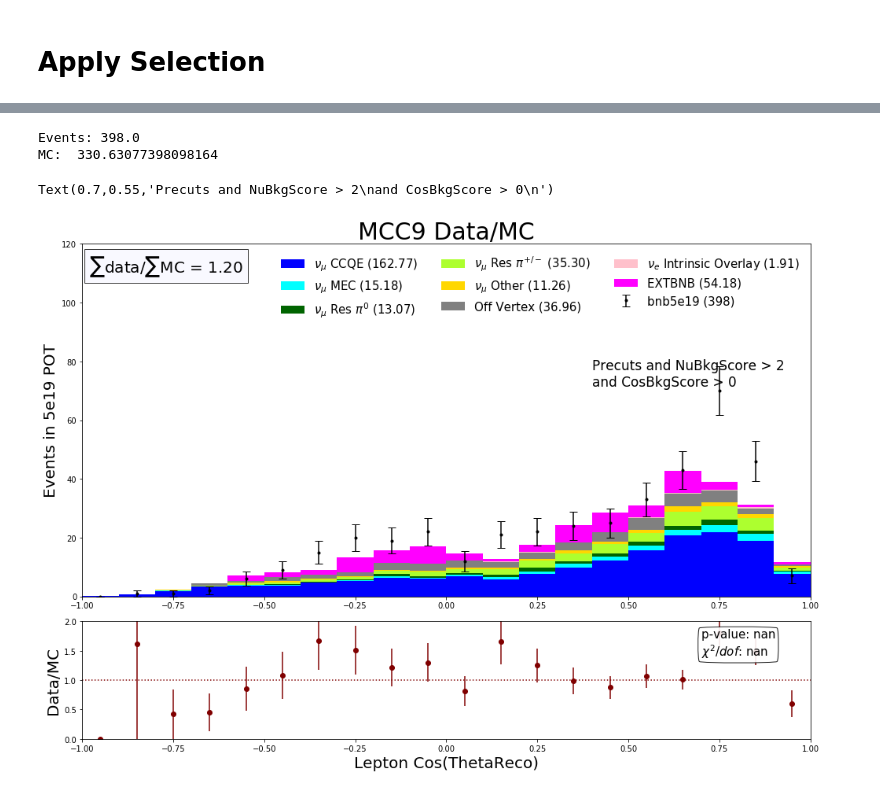
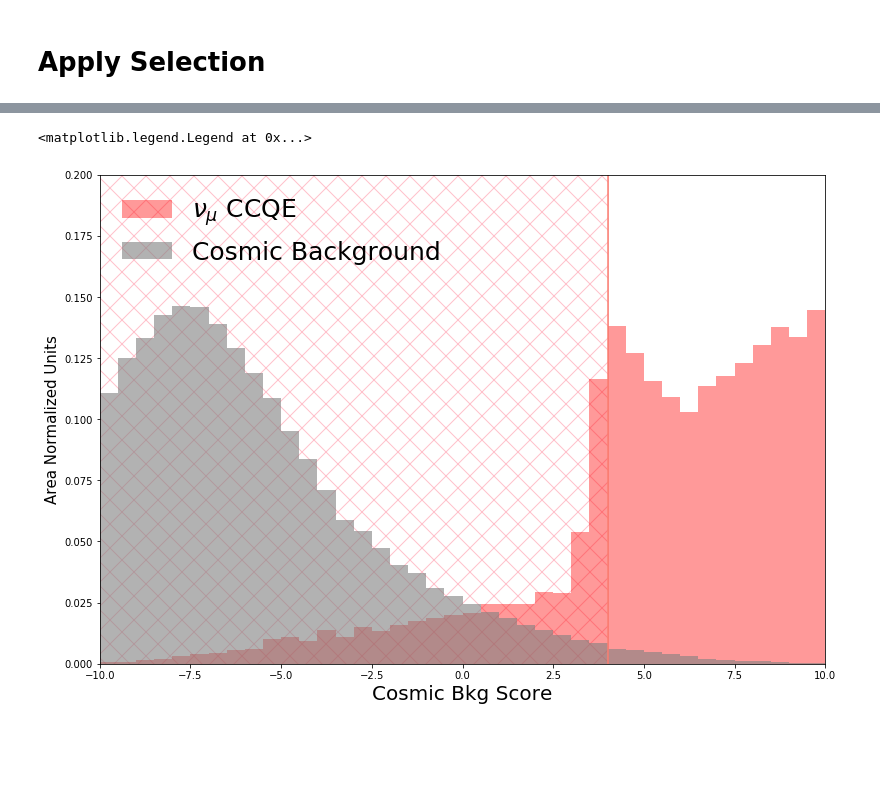
Before and after one commit to LArbys/1L1PSelection, a Jupyter notebook: DL_1mu1p_selection-prime.ipynb, the cells around one changed output, grey strips where cells are left out. Saved outputs shown, nothing was run; the diff lists cells and outputs as text; code cells hidden in the pictures; blank space fills up the shorter version.

```diff
--- a/DL_1mu1p_selection-prime.ipynb
+++ b/DL_1mu1p_selection-prime.ipynb
@@ -901,30 +245,8 @@ Text(0.7,0.55,'Precuts and NuBkgScore > 2\nand CosBkgScore > 0\n')
-# %%
-vartest = 'Lepton_ThetaReco'
-myrange = (-1,1)
-nbins = 20
-axtitle = 'Lepton Cos(ThetaReco)'
-
-var_offvtx = np.cos(df_offvtx_numu_sel[vartest].values)
-var_ccqe = np.cos(df_CCQE_numu_sel[vartest].values )
-var_mec = np.cos(df_MEC_numu_sel[vartest].values)
-var_pizero = np.cos(df_pizero_numu_sel[vartest].values)
-var_piplusminus = np.cos(df_piplusminus_numu_sel[vartest].values)
-var_other = np.cos(df_other_numu_sel[vartest].values)
-
-var_nue = np.cos(df_nue_sel[vartest].values)
-var_ext = np.cos(df_ext_sel[vartest].values)
-var_data = np.cos(df_data_sel[vartest].values)
-
-
-a_weights = [weights_CCQE_numu_sel,weights_MEC_numu_sel,weights_pizero_numu_sel,weights_piplusminus_numu_sel,weights_other_numu_sel,weights_offvtx_numu_sel,weights_nue_sel,weights_ext_sel]
-a_scale = [NUMU_SCALE,NUMU_SCALE,NUMU_SCALE,NUMU_SCALE,NUMU_SCALE,NUMU_SCALE,NUE_SCALE,EXT_SCALE]
-a_labels = [r'$\nu_\mu$ CCQE',r'$\nu_\mu$ MEC',r'$\nu_\mu$ Res $\pi^0$',r'$\nu_\mu$ Res $\pi^{+/-}$',r'$\nu_\mu$ Other','Off Vertex',r'$\nu_e$ Intrinsic Overlay','EXTBNB']
-a_colors = ['blue','cyan','darkgreen','greenyellow','gold','grey','pink','fuchsia']
-fig,ax = plt.subplots(figsize=(14,10))
-ax0 = distplot_wratio(nbins,myrange,[var_ccqe,var_mec,var_pizero,var_piplusminus,var_other,var_offvtx,var_nue,var_ext],var_data,weights_data_sel,axtitle,1.2e2,True)
-ax0.annotate(s_ano_simple,xy=(.7,.55), xycoords='axes fraction',fontsize=17)
-# %% [output]
-Events: 398.0
-MC:  330.63077398098164
-Text(0.7,0.55,'Precuts and NuBkgScore > 2\nand CosBkgScore > 0\n')
-[figure, removed]
+# %%
+# We're doing things different now! Load up the weights themselves.
+with open('/home/dcianci/Physics/1e1p/1mu1pSelection/bdtweights_1mu1p_sparsenet_vd2.pickle','rb') as handle: [cosmicBDT,nubkgBDT] = pickle.load(handle)          # Load BDT weights for 1mu1p background differentiation
+
+#jarretvars = ['SphB_1m1p','PzEnu_1m1p','BjXB_1m1p','BjYB_1m1p','Proton_ThetaRecoB_1m1p','Muon_ThetaRecoB_1m1p','Eta','OpenAngB_1m1p','PT_1m1p']
+#jarretvars = ['BjXB_1m1p','BjYB_1m1p','PT_1m1p','SphB_1m1p','Proton_ThetaRecoB_1m1p','Muon_ThetaRecoB_1m1p','Eta','Q0_1m1p','Q3_1m1p','ChargeNearTrunk','Phis','ThetasB_1m1p','LongTrackLen','PTRat_1m1p','PzEnu_1m1p','Lepton_dQdx']
+#jarretvars = ['BjXB_1m1p','BjYB_1m1p','PT_1m1p','SphB_1m1p','Proton_ThetaRecoB_1m1p','Muon_ThetaRecoB_1m1p','Eta','Q0_1m1p','Q3_1m1p','ChargeNearTrunk','Phis','LongTrackLen','PTRat_1m1p','PzEnu_1m1p']
+jarretvars = ['Enu_1m1p','Eta','ChargeNearTrunk','OpenAngB_1m1p','PTB_1m1p','AlphaTB_1m1p','BjXB_1m1p','BjYB_1m1p','SphB_1m1p','PzEnu_1m1p','Q0_1m1p','Q3_1m1p','ThetasB_1m1p','PhisB_1m1p','PTRat_1m1p','LongTrackLen','Proton_PhiRecoB_1m1p','Proton_ThetaRecoB_1m1p']
@@ -930,0 +277,29 @@ Text(0.7,0.55,'Precuts and NuBkgScore > 2\nand CosBkgScore > 0\n')
+# %%
+#Plot bdt variables
+
+nuquery = 'NTracks ==2'
+
+cosbkg_signal = df_CCQE_numu_presel.query(nuquery)['CosBkgScore'].values
+cosbkg_bkg = df_ext_presel.query(nuquery)['CosBkgScore'].values.tolist() + df_offvtx_numu_presel.query(nuquery)['CosBkgScore'].values.tolist()
+
+fig,ax = plt.subplots(figsize=(13,9))
+fig.patch.set_alpha(1)
+nbins = 40
+myrange = (-10,10)
+
+plt.hist(cosbkg_signal,nbins,range=myrange,color='red',alpha=.4,density=True,label=r'$\nu_\mu$ CCQE')
+plt.hist(cosbkg_bkg,nbins,range=myrange,color='grey',alpha=.6,density=True,label='Cosmic Background')
+ax.set_xlabel('Cosmic Bkg Score',fontsize=20)
+ax.set_ylabel('Area Normalized Units',fontsize=15)
+
+ax.axvline(4,c='salmon')
+plt.fill_between((-14,4),(0,0),(10,10),hatch='X',facecolor='None',edgecolor='pink',alpha=1)
+ax.set_ylim(0,.20)
+ax.set_xlim(myrange)
+#ax.annotate('Cut CosBkgScore < 0\nReject 98.9% Bkg\nRetain 80.10% Sig',xy=(.72,.65), xycoords='axes fraction',fontsize=18)
+
+
+plt.legend(fontsize=25,frameon=False)
+# %% [output]
+<matplotlib.legend.Legend at 0x...>
+[figure, added]
```
Also changed, not shown: parts of 53 cells of this notebook, 2 other files.
